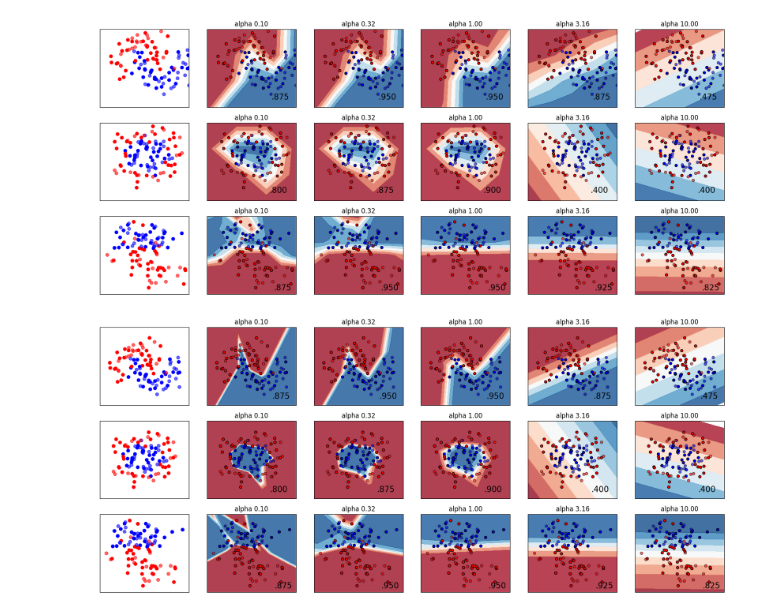
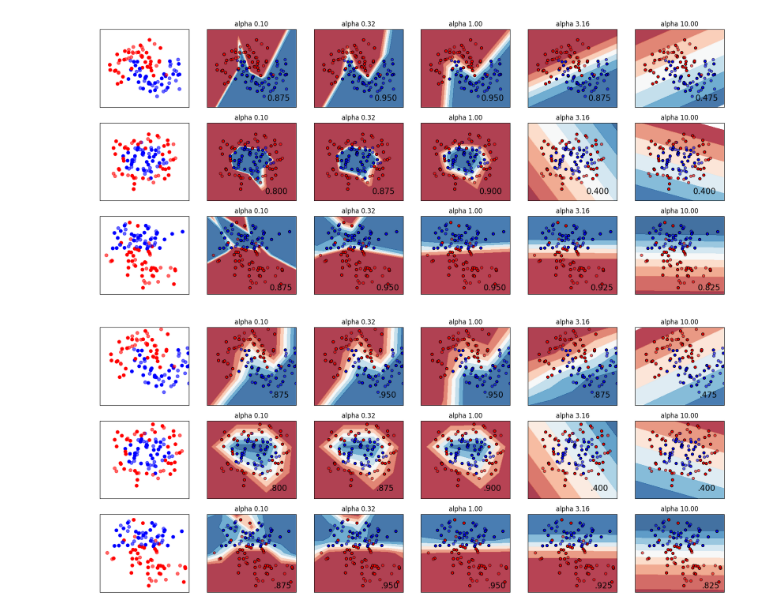
Before and after one commit to RicardoBarrioB/scikit-learn, a Jupyter notebook: examples/neural_networks/plot_mlp_alpha.ipynb, the cells around one changed output. Drawn from its saved outputs; the diff is of its cells as text; code cells hidden in the pictures.

```diff
--- a/examples/neural_networks/plot_mlp_alpha.ipynb
+++ b/examples/neural_networks/plot_mlp_alpha.ipynb
@@ -31,7 +31,7 @@ from sklearn.neural_network import MLPClassifier
 from sklearn.pipeline import make_pipeline
 from sklearn.preprocessing import StandardScaler
 # %%
-h = 1  # step size in the mesh
+h = 0.02# step size in the mesh
 
 alphas = np.logspace(-1, 1, 5)
 
@@ -119,37 +119,37 @@ for X, y in datasets:
             edgecolors="black",
             s=25,
         )
         # and testing points
         ax.scatter(
             X_test[:, 0],
             X_test[:, 1],
             c=y_test,
             cmap=cm_bright,
             alpha=0.6,
             edgecolors="black",
             s=25,
         )
 
         ax.set_xlim(xx.min(), xx.max())
         ax.set_ylim(yy.min(), yy.max())
         ax.set_xticks(())
         ax.set_yticks(())
         ax.set_title(name)
         ax.text(
             xx.max() - 0.3,
             yy.min() + 0.3,
-            f"{score:.3f}".lstrip("0"),
+            f"{score:.3f}",
             size=15,
             horizontalalignment="right",
         )
         i += 1
 
 figure.subplots_adjust(left=0.02, right=0.98)
 plt.show()
 # %% [output]
-[figure, old version]
+[figure, new version]
 # %%
-h = 0.02  # step size in the mesh
+h = 1  # step size in the mesh
 
 alphas = np.logspace(-1, 1, 5)
 
@@ -265,4 +265,4 @@ for X, y in datasets:
 figure.subplots_adjust(left=0.02, right=0.98)
 plt.show()
 # %% [output]
-[figure, old version]
+[figure, new version]
```
Also changed, not shown: 4 other files.
